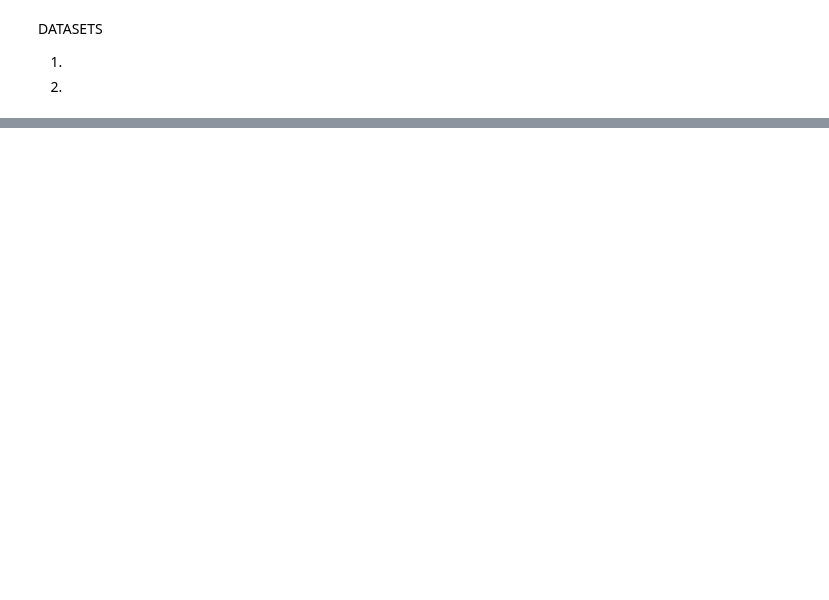
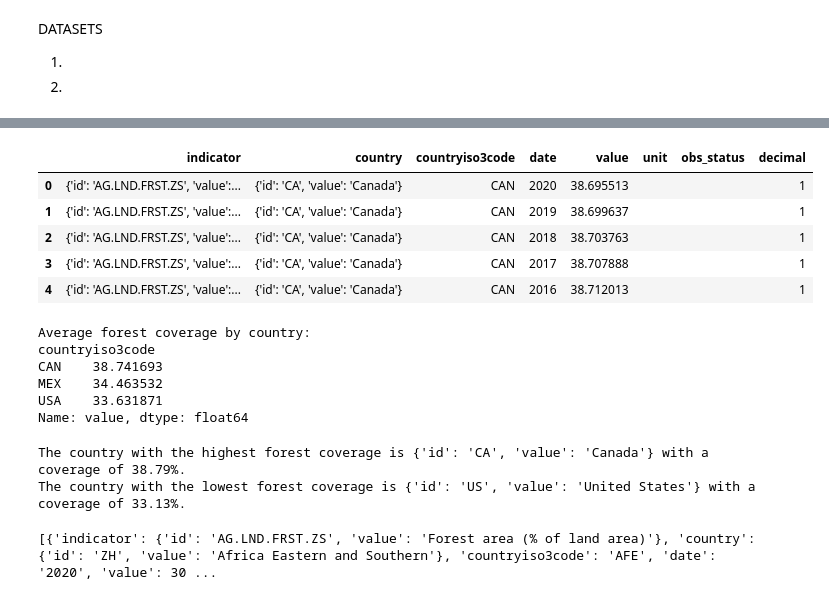
Before and after one commit to BoSuto/Specialist-Certificate-in-Data-Analytics-Essential-Jan-2023, a Jupyter notebook: Project - Spring 2023.ipynb, the cells around one changed output, grey strips where cells are left out. Cells and saved outputs as stored; diff of their text form; code cells hidden in the pictures; blank space fills up the shorter version.

Commit message:
dataframes

```diff
--- a/Project - Spring 2023.ipynb
+++ b/Project - Spring 2023.ipynb
@@ -90,0 +67,55 @@ TypeError: unhashable type: 'dict'
+# %%
+df.head()
+# %% [output]
+|  | indicator | country | countryiso3code | date | value | unit | obs_status | decimal |
+| 0 | {'id': 'AG.LND.FRST.ZS', 'value':... | {'id': 'CA', 'value': 'Canada'} | CAN | 2020 | 38.695513 |  |  | 1 |
+| 1 | {'id': 'AG.LND.FRST.ZS', 'value':... | {'id': 'CA', 'value': 'Canada'} | CAN | 2019 | 38.699637 |  |  | 1 |
+| 2 | {'id': 'AG.LND.FRST.ZS', 'value':... | {'id': 'CA', 'value': 'Canada'} | CAN | 2018 | 38.703763 |  |  | 1 |
+| 3 | {'id': 'AG.LND.FRST.ZS', 'value':... | {'id': 'CA', 'value': 'Canada'} | CAN | 2017 | 38.707888 |  |  | 1 |
+| 4 | {'id': 'AG.LND.FRST.ZS', 'value':... | {'id': 'CA', 'value': 'Canada'} | CAN | 2016 | 38.712013 |  |  | 1 |
+# %%
+
+# Calculate the average forest coverage for each country
+avg_forest_coverage = df.groupby('countryiso3code')['value'].mean()
+
+# Print the average forest coverage for each country
+print('Average forest coverage by country:')
+print(avg_forest_coverage)
+# %% [output]
+Average forest coverage by country:
+countryiso3code
+CAN    38.741693
+MEX    34.463532
+USA    33.631871
+Name: value, dtype: float64
+# %%
+
+# Determine which country has the highest and lowest forest coverage
+max_coverage = df.loc[df['value'].idxmax()]
+min_coverage = df.loc[df['value'].idxmin()]
+
+# Print the country with the highest and lowest forest coverage
+print(f'The country with the highest forest coverage is {max_coverage["country"]} with a coverage of {max_coverage["value"]:.2f}%.')
+print(f'The country with the lowest forest coverage is {min_coverage["country"]} with a coverage of {min_coverage["value"]:.2f}%.')
+
+# Determine if any country has seen significant increases or decreases in forest coverage during the specified time period
+for country in countries:
+    country_data = df.loc[df['countryiso3code'] == country]
+    initial_coverage = country_data.loc[country_data['date'] == str(start_year)]['value'].values[0]
+    final_coverage = country_data.loc[country_data['date'] == str(end_year)]['value'].values[0]
+    change = final_coverage - initial_coverage
+    if abs(change) > 5:
+        if change > 0:
+            print(f'{country} has seen a significant increase in forest coverage of {change:.2f}% between {start_year} and {end_year}.')
+        else:
+            print(f'{country} has seen a significant decrease in forest coverage of {change:.2f}% between {start_year} and {end_year}.')
+# %% [output]
+The country with the highest forest coverage is {'id': 'CA', 'value': 'Canada'} with a coverage of 38.79%.
+The country with the lowest forest coverage is {'id': 'US', 'value': 'United States'} with a coverage of 33.13%.
+# %%
+# Retrieve the global forest coverage data for the specified time period
+global_forest_data = wbdata.get_data(indicator_code,  data_date=(start_date, end_date))
+
+print(global_forest_data)
+# %% [output]
+[{'indicator': {'id': 'AG.LND.FRST.ZS', 'value': 'Forest area (% of land area)'}, 'country': {'id': 'ZH', 'value': 'Africa Eastern and Southern'}, 'countryiso3code': 'AFE', 'date': '2020', 'value': 30 ...
```
Also changed, not shown: parts of 6 cells of this notebook.
